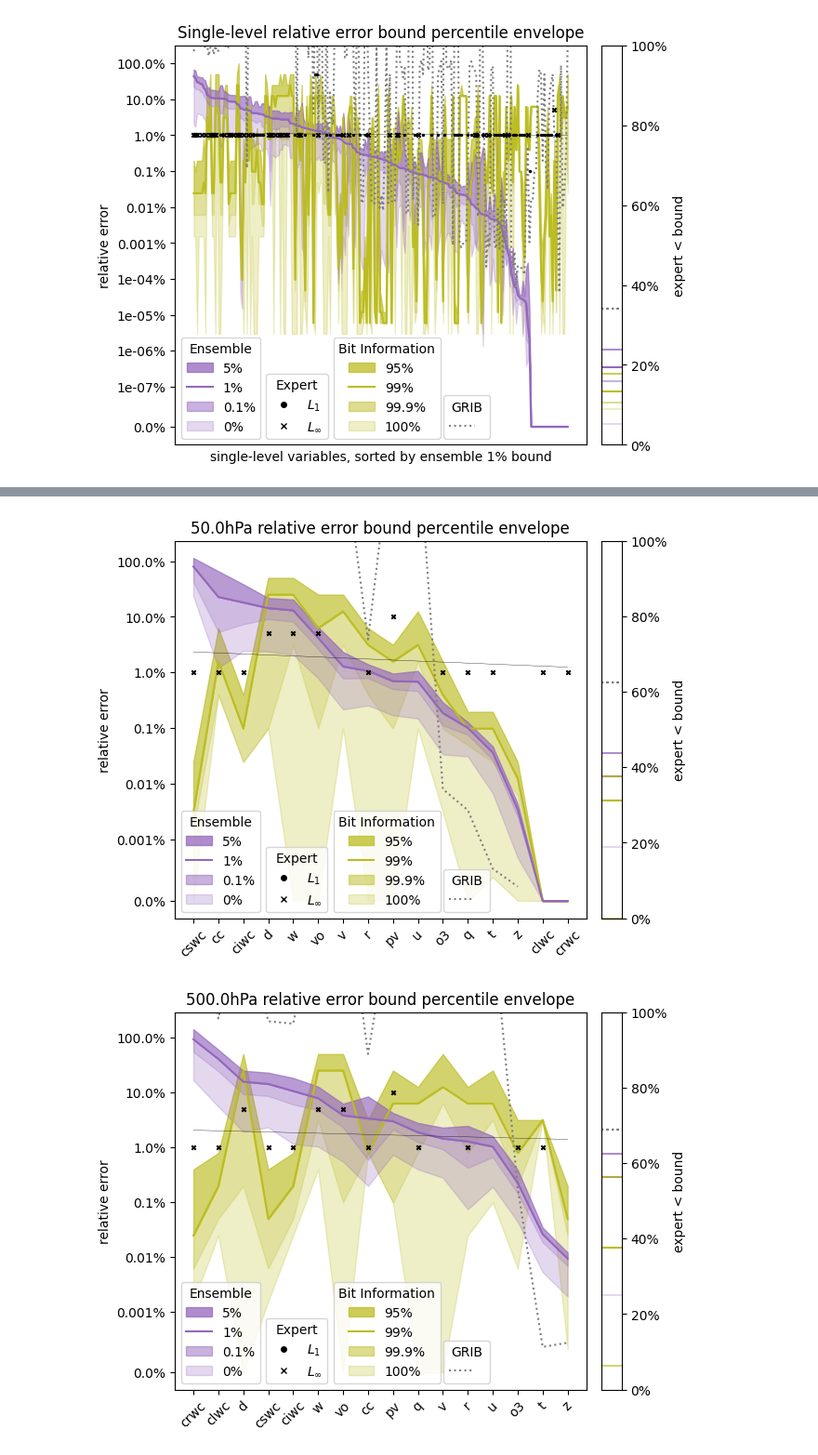
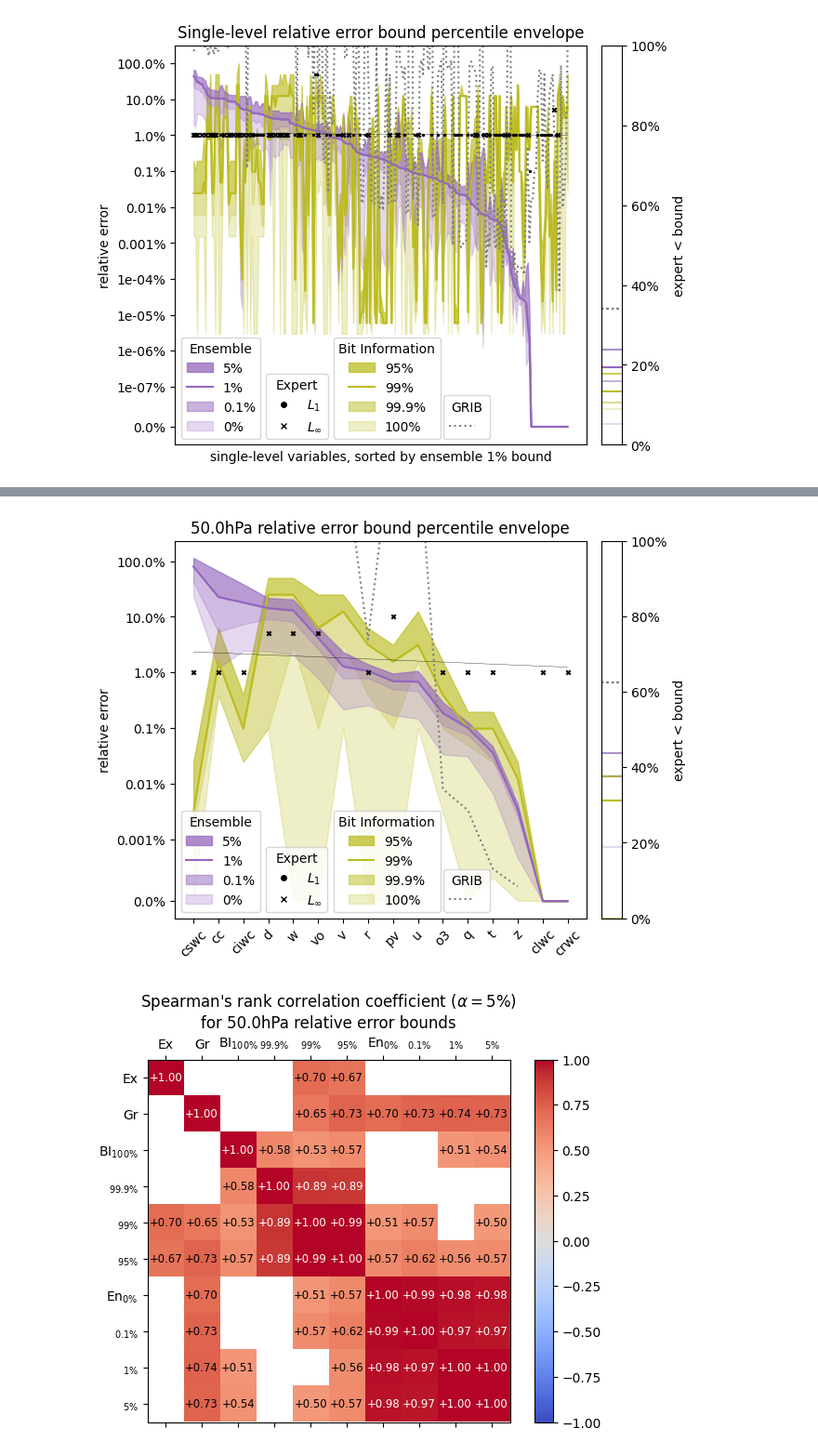
Before and after one commit to juntyr/era5-ensemble-compression-tolerance, a Jupyter notebook: quantile-plots.ipynb, the cells around one changed output, grey strips where cells are left out. Shown at 93% size. Drawn from its saved outputs; the diff is of its cells as text; code cells hidden in the pictures.

Commit message:
Add quantile rank-correlation plots

```diff
--- a/quantile-plots.ipynb
+++ b/quantile-plots.ipynb
@@ -1665,31 +1958,120 @@ for p in pressure_ensemble:
     for i, pt in enumerate(pressure_ensemble[p]["u"].percentile):
         count = 0
         for v in pressure_expert[p]:
             count += (
                 pressure_expert[p][v].relative_value
                 < pressure_bit_information[p][v].relative[i]
             )
         axr.axhline(
             count / len(pressure_expert[p]),
             c="tab:olive",
             alpha=[0.25, 0.5, 1.0, 0.75][i],
         )
 
     for i, pt in enumerate(pressure_ensemble[p]["u"].percentile):
         count = 0
         for v in pressure_expert[p]:
             if pressure_range[p][v].min_abs > 0:
                 count += pressure_expert[p][v].relative_value < (
                     pressure_grib[p][v]
                     * (pressure_range[p][v].max - pressure_range[p][v].min)
                     / pressure_range[p][v].min_abs
                 )
             else:
                 count += 1
         axr.axhline(count / len(pressure_expert[p]), c="tab:gray", ls=":")
 
     plt.show()
     fig.savefig(plots / f"pressure-{p.replace(' ', '')}-relative.pdf")
+
+    observations = (
+        [expert_ys]
+        + [
+            [
+                (
+                    pressure_grib[p][v]
+                    * (pressure_range[p][v].max - pressure_range[p][v].min)
+                    / pressure_range[p][v].min_abs
+                )
+                if pressure_range[p][v].min_abs > 0
+                else np.nan
+                for v in v_sorted
+            ]
+        ]
+        + [
+            [pressure_bit_information[p][v].relative[i] for v in v_sorted]
+            for i in range(4)
+        ]
+        + [[pressure_ensemble[p][v].relative[i] for v in v_sorted] for i in range(4)]
+    )
+
+    spearmanr = stats.spearmanr(observations, axis=1, nan_policy="omit")
+
+    fig, ax = plt.subplots(layout="constrained")
+
+    alpha = 0.05
+
+    m = ax.matshow(
+        np.where(spearmanr.pvalue < alpha, spearmanr.statistic, np.nan),
+        cmap="coolwarm",
+        vmin=-1,
+        vmax=1,
+    )
+
+    X, Y = np.meshgrid(np.arange(len(observations)), np.arange(len(observations)))
+    for x, y in zip(X.flatten(), Y.flatten()):
+        if spearmanr.pvalue[x, y] < alpha:
+            ax.text(
+                x,
+                y,
+                f"{np.format_float_positional(spearmanr.statistic[x, y], precision=2, min_digits=2, sign=True)}",
+                va="center",
+                ha="center",
+                fontsize="small",
+                color="white" if np.abs(spearmanr.statistic[x, y]) > 0.75 else "black",
+            )
+
+    ax.set_title(
+        r"Spearman's rank correlation coefficient ($\alpha = 5\%$)"
+        + f"\nfor {p} relative error bounds"
+    )
+
+    ax.set_xticks(range(len(observations)))
+    ax.set_xticklabels(
+        [
+            "Ex",
+            "Gr",
+            r"BI$_{100\%}$",
+            r"$_{99.9\%}$",
+            r"$_{99\%}$",
+            r"$_{95\%}$",
+            r"En$_{0\%}$",
+            r"$_{0.1\%}$",
+            r"$_{1\%}$",
+            r"$_{5\%}$",
+        ]
+    )
+
+    ax.set_yticks(range(len(observations)))
+    ax.set_yticklabels(
+        [
+            "Ex",
+            "Gr",
+            r"BI$_{100\%}$",
+            r"$_{99.9\%}$",
+            r"$_{99\%}$",
+            r"$_{95\%}$",
+            r"En$_{0\%}$",
+            r"$_{0.1\%}$",
+            r"$_{1\%}$",
+            r"$_{5\%}$",
+        ]
+    )
+
+    fig.colorbar(m)
+
+    plt.show()
+    fig.savefig(plots / "single-relative-rank.pdf")
 # %% [output]
 [figure]
-[figure, old version]
+[figure, new version]
```
Also changed, not shown: parts of 5 cells of this notebook, 2 other files.
